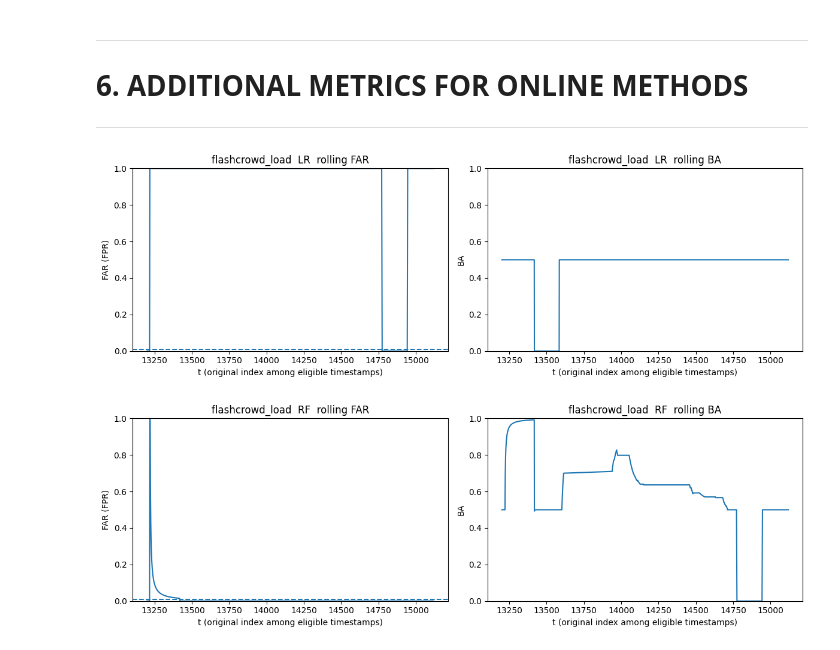
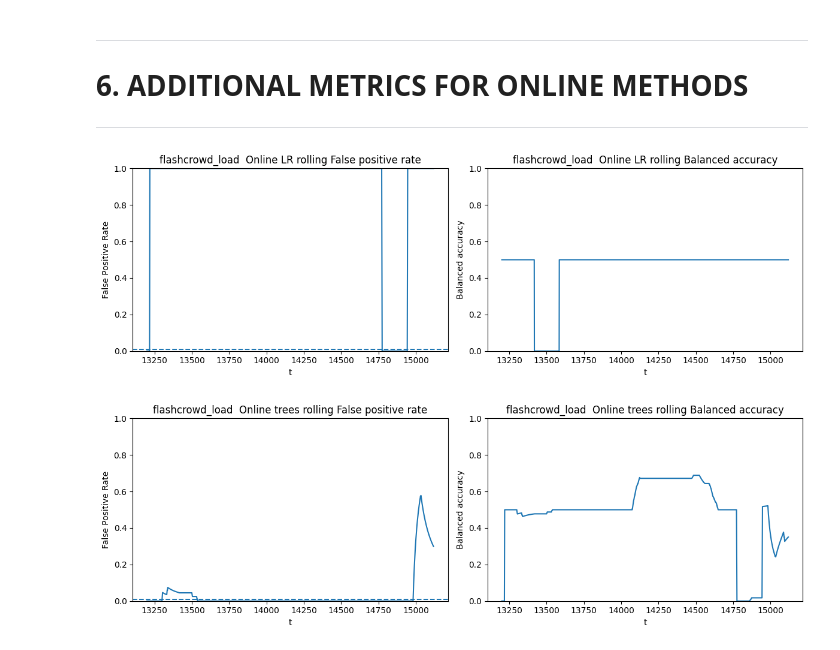
Before and after one commit to OleksiiBevza/time-series, a Jupyter notebook: modelling.ipynb, the cells around one changed output. Drawn from its saved outputs; the diff is of its cells as text; code cells hidden in the pictures.

```diff
--- a/modelling.ipynb
+++ b/modelling.ipynb
@@ -703,38 +703,56 @@ def plot_far_ba(x, far, ba, title="", fpr_cap=0.01):
     axes[0].plot(x, far)
     axes[0].axhline(fpr_cap, linestyle="--")
     axes[0].set_ylim(0, 1)
-    axes[0].set_xlabel("t (original index among eligible timestamps)")
-    axes[0].set_ylabel("FAR (FPR)")
-    axes[0].set_title(f"{title} rolling FAR")
+    axes[0].set_xlabel("t")
+    axes[0].set_ylabel("False Positive Rate")
+    axes[0].set_title(f"{title} rolling False positive rate")
 
     # rolling BA
     axes[1].plot(x, ba)
     axes[1].set_ylim(0, 1)
-    axes[1].set_xlabel("t (original index among eligible timestamps)")
-    axes[1].set_ylabel("BA")
-    axes[1].set_title(f"{title} rolling BA")
+    axes[1].set_xlabel("t")
+    axes[1].set_ylabel("Balanced accuracy")
+    axes[1].set_title(f"{title} rolling Balanced accuracy")
 
     plt.tight_layout()
     plt.show()
-# %%
-# binary predictions on test
-yhat_lr = (p_test_lr >= thr_lr).astype(int)
-yhat_rf = (p_test_rf >= thr_rf).astype(int)
-
-# rolling window:
-WROLL = max(200, len(y_test) // 20)
-
-# logistic regression rolling FAR & BA
-x_lr, far_lr, ba_lr = rolling_far_ba(y_test, yhat_lr, t_test, window=WROLL)
-plot_far_ba(x_lr, far_lr, ba_lr,
-            title=f"{scenario}  LR ",
-            fpr_cap=0.01)
-
-# random forest rolling FAR and BA
-x_rf, far_rf, ba_rf = rolling_far_ba(y_test, yhat_rf, t_test, window=WROLL)
-plot_far_ba(x_rf, far_rf, ba_rf,
-            title=f"{scenario}  RF ",
-            fpr_cap=0.01)
-# %% [output]
-[figure, removed]
-[figure, removed]
+# %%
+# binary predictions on test (ONLINE models only)
+yhat_lr_online = (p_test_lr >= thr_lr).astype(int)
+yhat_oa_online = (p_test_oa >= thr_oa).astype(int)
+
+# rolling window (same heuristic as before)
+WROLL = max(200, len(y_test) // 20)
+
+# Online LR rolling FAR & BA
+x_lr, far_lr, ba_lr = rolling_far_ba(
+    y=y_test,
+    yhat=yhat_lr_online,
+    x=t_test,
+    window=WROLL,
+)
+plot_far_ba(
+    x_lr,
+    far_lr,
+    ba_lr,
+    title=f"{scenario}  Online LR",
+    fpr_cap=0.01,
+)
+
+# OAUE rolling FAR & BA
+x_oa, far_oa, ba_oa = rolling_far_ba(
+    y=y_test,
+    yhat=yhat_oa_online,
+    x=t_test,
+    window=WROLL,
+)
+plot_far_ba(
+    x_oa,
+    far_oa,
+    ba_oa,
+    title=f"{scenario}  Online trees",
+    fpr_cap=0.01,
+)
+# %% [output]
+[figure, added]
+[figure, added]
```
